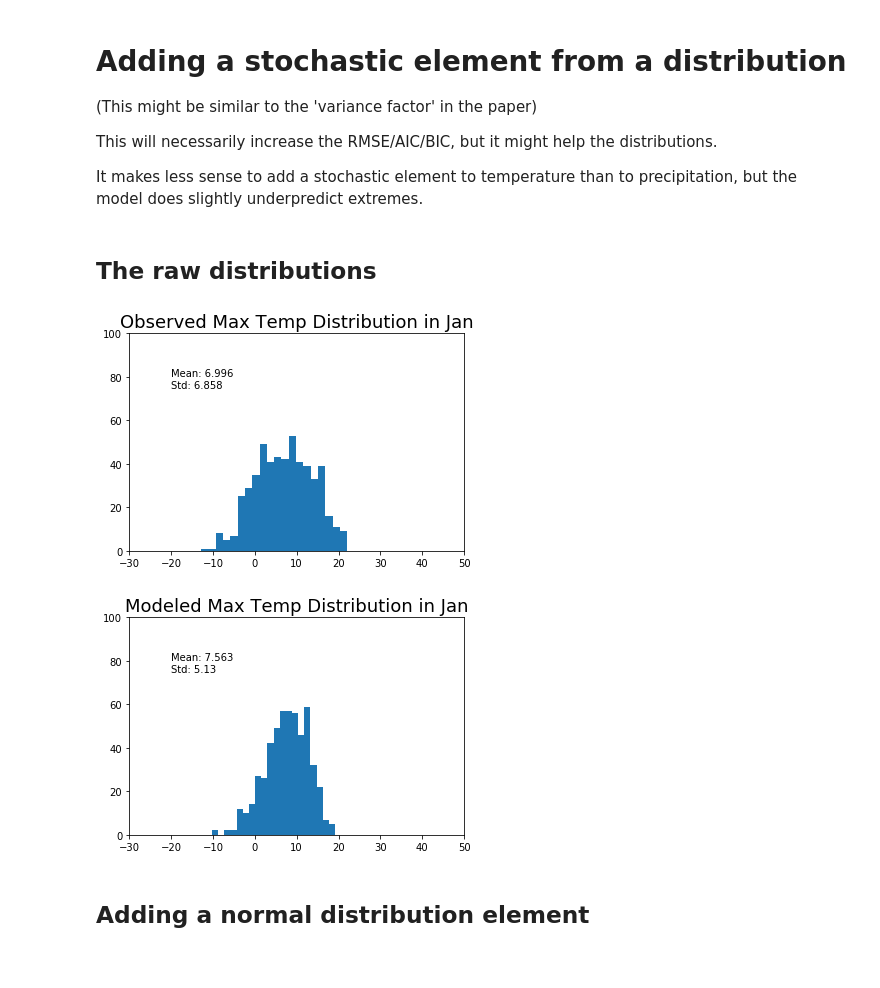
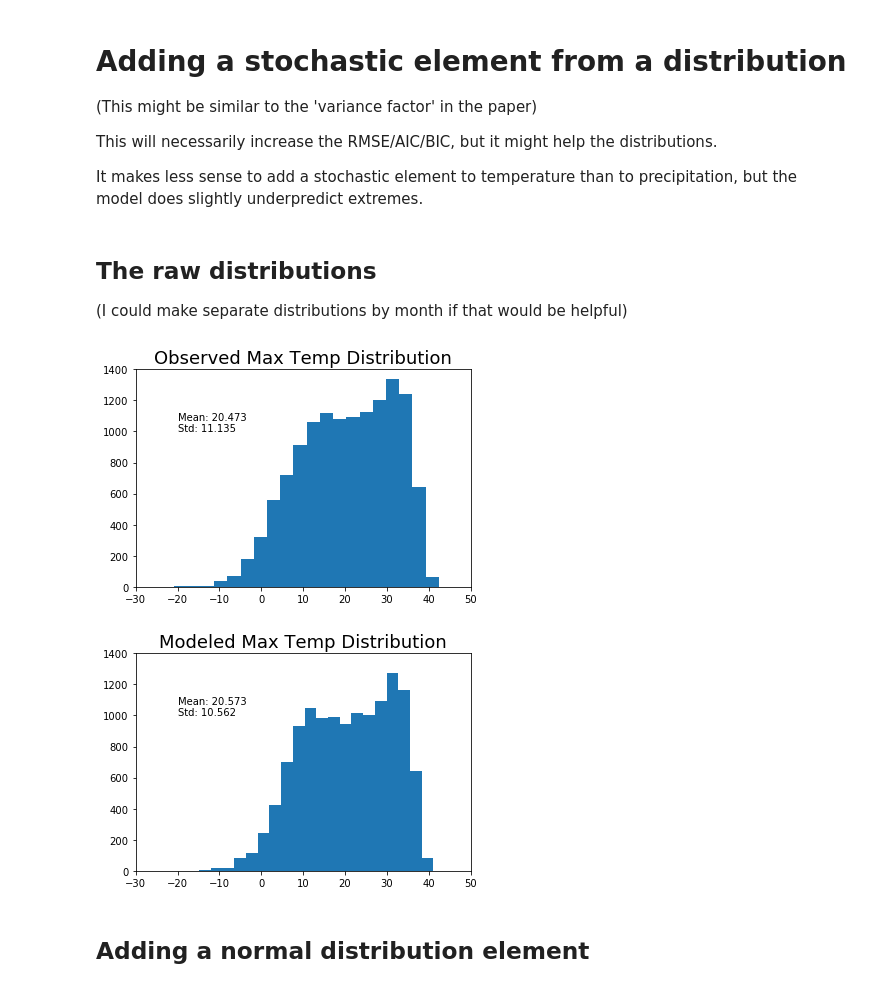
Before and after one commit to kwheelan/Linear_downscaling, a Jupyter notebook: Temp_Downscaling_MonthlyModel.ipynb, the cells around one changed output. Drawn from its saved outputs; the diff is of its cells as text; code cells hidden in the pictures.

Commit message:
Added graphs; finished knitting together an annual model

```diff
--- a/Temp_Downscaling_MonthlyModel.ipynb
+++ b/Temp_Downscaling_MonthlyModel.ipynb
@@ -141,7 +129,7 @@ Y_train, Y_test = evenOdd(Y_month)
 # %%
 #saving data
 for data in ['X_train', 'Y_train', 'X_test', 'Y_test']:
-    eval(data).to_netcdf('/glade/work/kwheelan/linear_data/'+ data + '_temp_month_' + str(month) + '.nc')
+    eval(data).to_netcdf('/glade/work/kwheelan/linear_data/'+ data + '_temp_bymonth.nc')
 # %% [markdown]
 ## ** Or skip everything above and run this: **
 (Note that this data is for lat = 38.125, lon = -101.875)
@@ -156,6 +147,3 @@ Y_test = xr.open_dataset('/glade/work/kwheelan/linear_data/Y_test_temp_month_' +
 This shows how closely related predictors are to each other.
 
 (I can add a scatterplot matrix here if that would be useful.)
-# %%
-ds_cor = X_train.to_dataframe().drop(['lat','lon', 'constant'], axis=1).corr()
-print(ds_cor)
@@ -329,3 +359,10 @@ betas_LASSO
+# %%
+#get LASSO test data
+lasso_preds = lasso_preds[:-1]
+x_test_lasso = [np.matrix([X_test.sel(time = month)[key].values for key in lasso_preds]).transpose() for month in range(1,13)]
+
+#get linear hand-selected predictor test data
+x_test_subset = [np.matrix([X_test.sel(time = month)[key].values for key in preds_to_keep]).transpose() for month in range(1,13)]
 # %% [markdown]
 ## Evaluating regression methods
 
@@ -390,3 +447,19 @@ final_preds = pd.DataFrame(np.matmul(np.matrix([X_test[key].values for key in la
+# %%
+X_all_cp = X_all
+X_all_cp['time'] = X_all_cp['time-copy'].dt.month
+x_all_lasso = [np.matrix([X_all_cp.sel(time = month)[key].values for key in lasso_preds]).transpose() for month in range(1,13)]
+
+for month in range(1,13):
+    X_month = X_all_cp.sel(time=month)
+    X_month["preds"] = X_month['time'] + X_month['lat']
+    X_month["preds"]= ({'time' : 'time'}, pd.DataFrame(np.matmul(x_all_lasso[month-1], betas_LASSO_list[monthsFull[month-1]])).values[0])
+    X_month['time'] = X_month['time-copy']
+    if month == 1:
+        X_preds = X_month
+    else:
+        X_preds = xr.concat([X_preds, X_month], dim = "time")
+
+X_preds = X_preds.sortby('time')
 # %% [markdown]
 # Adding a stochastic element from a distribution
 
@@ -395,32 +468,31 @@ final_preds = pd.DataFrame(np.matmul(np.matrix([X_test[key].values for key in la
 This will necessarily increase the RMSE/AIC/BIC, but it might help the distributions.
 
 It makes less sense to add a stochastic element to temperature than to precipitation, but the model does slightly underpredict extremes.
-# %% [markdown]
-## The raw distributions
+# %% [markdown]
+## The raw distributions
+
+(I could make separate distributions by month if that would be helpful)
 # %%
-months = ['Jan','Feb', 'Mar','Apr','May','Jun','Jul','Aug','Sep','Oct','Nov','Dec']
-
-def plotDists(final_preds):
+def plotDists(preds):
     """Plotting the true and modeled distributions on a log scale"""
-    for data, title in zip([Y_test.tmax, final_preds], ['Observed', 'Modeled']):
-        length = data.shape[0] #number of pts
+    for data, title in zip([Y_all.tmax, preds], ['Observed', 'Modeled']):
         pmean = round(float(data.mean()),3) #mean
         pstd = round(float(data.std()),3) #standard deviation
 
         #plot details
         plt.hist(data, bins = 20)
-        plt.title(title + ' Max Temp Distribution in ' + months[month-1] ,fontsize=18) #title
+        plt.title(title + ' Max Temp Distribution',fontsize=18) #title
         plt.xlim(xmin=-30, xmax = 50)
-        plt.ylim(ymin=0, ymax = 100)
+        plt.ylim(ymin=0, ymax = 1400)
 
         #show mean and std
-        plt.text(-20,75, "Mean: " + str(pmean) + "\nStd: " + str(pstd))
+        plt.text(-20,1000, "Mean: " + str(pmean) + "\nStd: " + str(pstd))
         plt.show()
 
-plotDists(final_preds)
+plotDists(X_preds.preds)
 # %% [output]
-[figure, old version]
+[figure, new version]
-[figure, old version]
+[figure, new version]
 # %% [markdown]
 ## Adding a normal distribution element
 # %%
```
Also changed, not shown: parts of 29 cells of this notebook, 1 other file.
